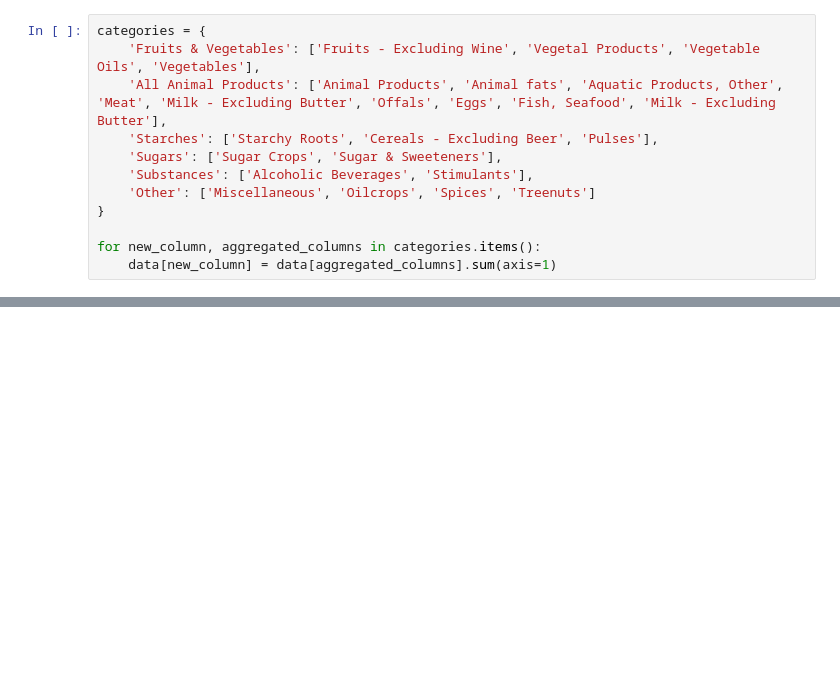
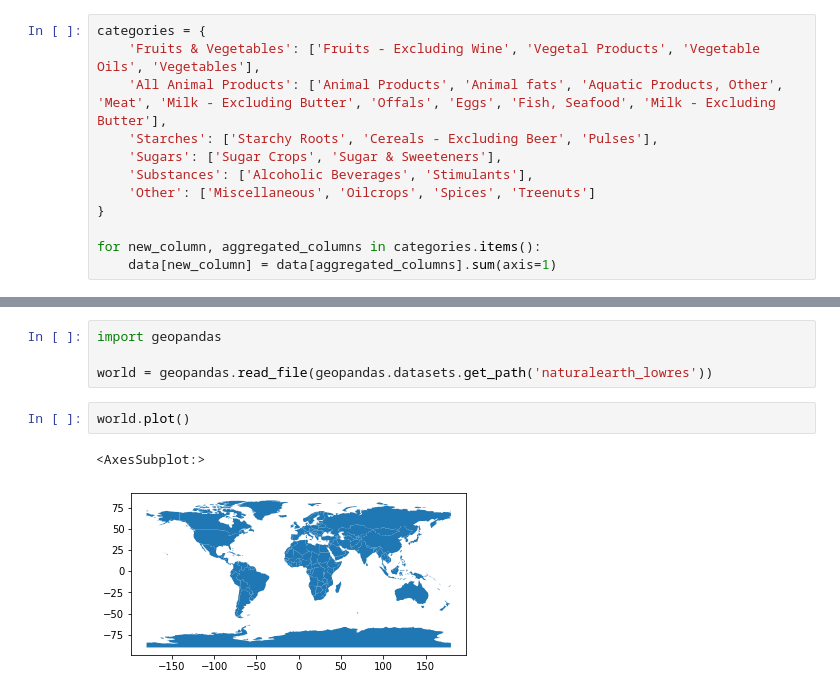
Before and after one commit to GrzegorzKazana/covid-diet-analysis, a Jupyter notebook: covid-project.ipynb, the cells around one changed output, grey strips where cells are left out. Saved outputs shown, nothing was run; the diff lists cells and outputs as text; blank space fills up the shorter version.

```diff
--- a/covid-project.ipynb
+++ b/covid-project.ipynb
@@ -306,0 +391,9 @@ for new_column, aggregated_columns in categories.items():
+# %%
+import geopandas
+
+world = geopandas.read_file(geopandas.datasets.get_path('naturalearth_lowres'))
+# %%
+world.plot()
+# %% [output]
+<AxesSubplot:>
+[figure, added]
```
Also changed, not shown: parts of 11 cells of this notebook, 1 other file.
